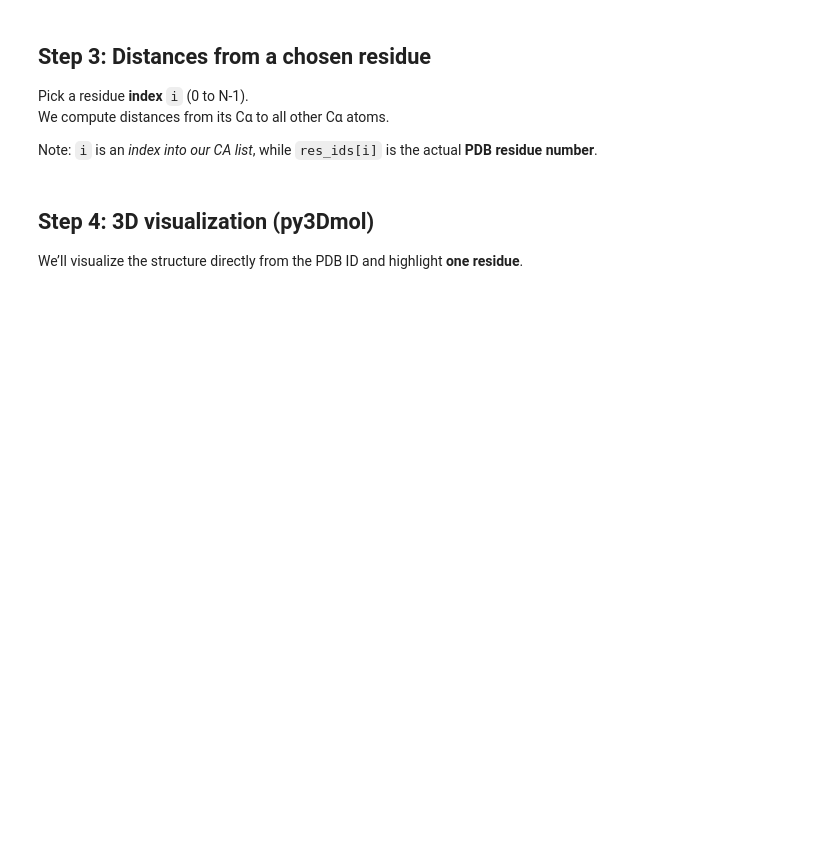
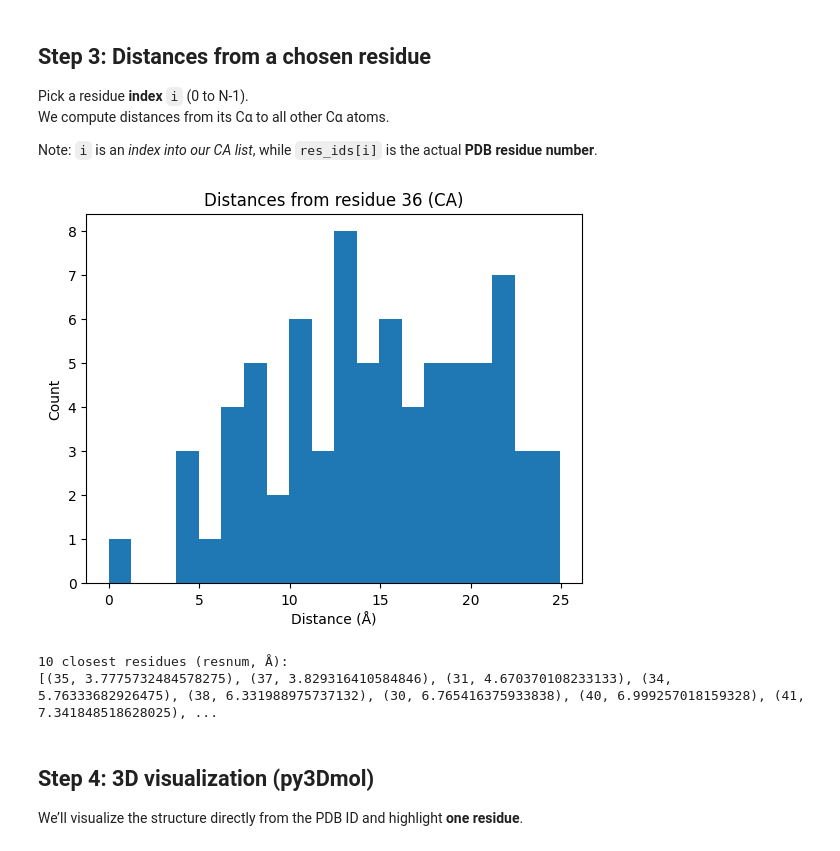
Before and after one commit to AdhithJCB/bdmc-demo, a Jupyter notebook: notebooks/01_biomolecular_visualization.ipynb, the cells around one changed output. Saved outputs shown, nothing was run; the diff lists cells and outputs as text; code cells hidden in the pictures; blank space fills up the shorter version.

```diff
--- a/notebooks/01_biomolecular_visualization.ipynb
+++ b/notebooks/01_biomolecular_visualization.ipynb
@@ -97,0 +54,13 @@ print(f"Residue number range: {min(res_ids)} to {max(res_ids)}")
+# %%
+import MDAnalysis as mda
+import numpy as np
+import warnings
+warnings.filterwarnings("ignore", module="MDAnalysis")
+
+u = mda.Universe(out)  #load PDB
+ca = u.select_atoms("protein and name CA")  #selection language
+
+coords = ca.positions     #Nx3 array (Å)
+res_ids = ca.resids.tolist()    #residue numbers
+chain_id = ca.segids[0] if len(ca.segids) else "?"
+print(f"CA atoms: {len(ca)}")
@@ -104,24 +107,30 @@ We compute distances from its Cα to all other Cα atoms.
 Note: `i` is an *index into our CA list*, while `res_ids[i]` is the actual **PDB residue number**.
 # %%
 import matplotlib.pyplot as plt
-from ipywidgets import interact, IntSlider
+from MDAnalysis.lib.distances import distance_array
 
-@interact(i=IntSlider(min=0, max=len(coords)-1, step=1, value=10, description="i"))
-def show_distances(i=10):
-    ref = coords[i]
-    dists = np.linalg.norm(coords - ref, axis=1)
+coords = ca.positions
+res_ids = ca.resids.tolist()
 
-    plt.figure()
-    plt.hist(dists, bins=20)
-    plt.title(f"Distances from residue {res_ids[i]} (CA) in chain {chain_id}")
-    plt.xlabel("Distance (Å)")
-    plt.ylabel("Count")
-    plt.show()
+i = 35 #ADJUST TO SEE DIFFERENT RESIDUES
+ref = coords[i][None, :]
+dists = distance_array(ref, coords)[0]
 
-    order = np.argsort(dists)
-    closest = [(res_ids[j], float(dists[j])) for j in order[1:11]]  #skip itself at order[0]
-    print("10 closest residues (resnum, Å):")
-    print(closest)
+plt.figure()
+plt.hist(dists, bins=20)
+plt.title(f"Distances from residue {res_ids[i]} (CA)")
+plt.xlabel("Distance (Å)")
+plt.ylabel("Count")
+plt.show()
+
+order = np.argsort(dists)
+closest = [(res_ids[j], float(dists[j])) for j in order[1:11]]  #skip itself at order[0]
+print("10 closest residues (resnum, Å):")
+print(closest)
+# %% [output]
+[figure, added]
+10 closest residues (resnum, Å):
+[(35, 3.7775732484578275), (37, 3.829316410584846), (31, 4.670370108233133), (34, 5.76333682926475), (38, 6.331988975737132), (30, 6.765416375933838), (40, 6.999257018159328), (41, 7.341848518628025), ...
 # %% [markdown]
 ## Step 4: 3D visualization (py3Dmol)
 
```
Also changed, not shown: parts of 10 cells of this notebook.
